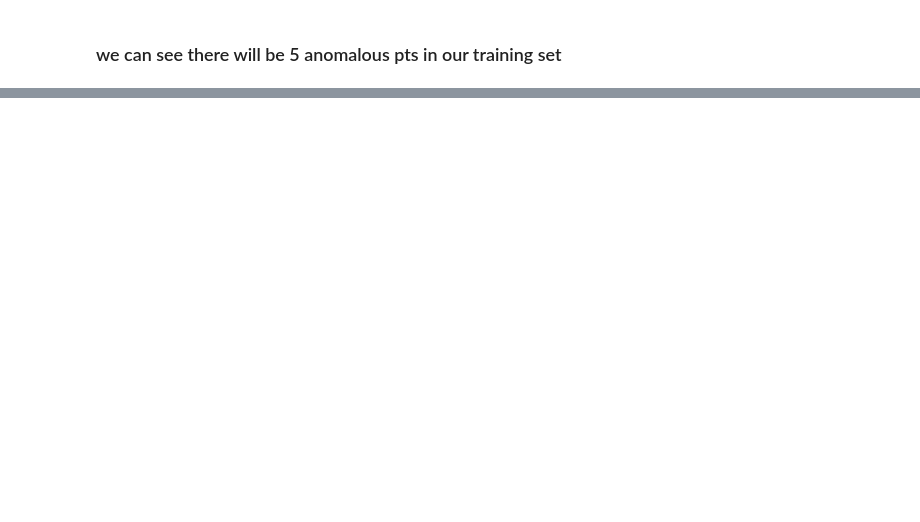
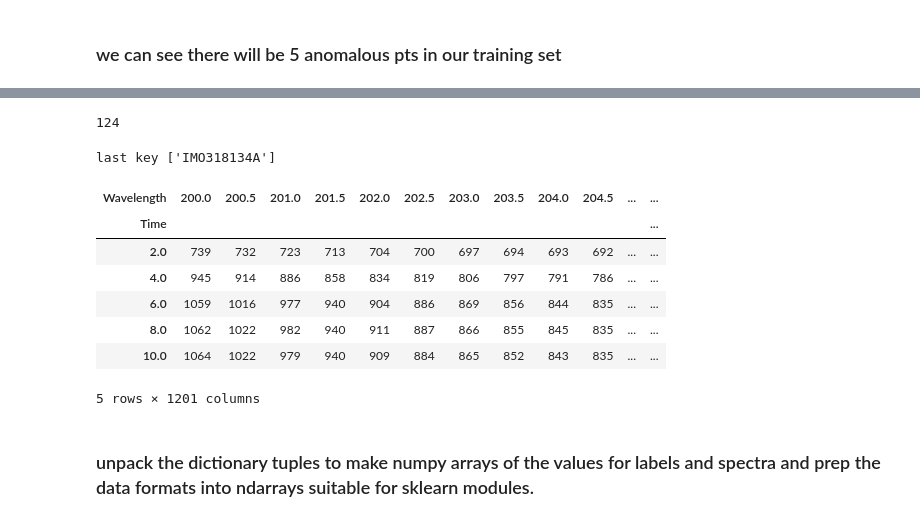
Before and after one commit to austinbock/project2, a Jupyter notebook: Capstone2 Data Exploration Working Copy.ipynb, the cells around one changed output, grey strips where cells are left out. Cells and saved outputs as stored; diff of their text form; code cells hidden in the pictures; blank space fills up the shorter version.

```diff
--- a/Capstone2 Data Exploration Working Copy.ipynb
+++ b/Capstone2 Data Exploration Working Copy.ipynb
@@ -196,13 +279,2 @@ clas_Errors.loc[clas_Errors['Label'] == 1]                                 #show
 # %% [markdown]
 ### we can see there will be 5 anomalous pts in our training set
-# %%
-'''Use regex to extract the dict dataLists 'Lot' id keys to find the matching Label from the classified Errors dataframe'''
-
-import re
-#Critical_KMONs\2017-1-13-20-31-55_DET7AEP01_PodB_CHA_KMON_Step0_spectra_A_IMO308058.csv
-
-for k in dataLists:
-    id = re.findall('(?<=IMO)[A-Z0-9]+', k)[0]  #find the first Lot number match and store string in 'id'
-    print(id)
-    for row in clas_Errors.itertuples():
-        if id == row.Lot: print ('matching label=',row.Label)
@@ -219,0 +289,23 @@ matching label= 1
+# %%
+dataLists2 = {}
+matchcounter = 0
+missingcounter = 0
+for k in dataLists:
+    #print ('k=',k)
+    id = re.findall('(?<=IMO)[A-Z0-9]+', k)[0]
+    #print('id=',id)
+    ndf = clas_Errors[clas_Errors.index == id]
+    #print (len(ndf))
+    if len(ndf) > 0:
+        category = (ndf.iloc[-1]['Label'])
+        dataLists2[k] = (category, dataLists[k])
+        matchcounter +=1
+        #print(dataLists2[k])
+    else:
+        '''Lot not in dataLists'''
+        #dataLists2[k] = (None, dataLists[k])  --> don't keep non-matching data
+        missingcounter += 1
+        continue
+print ('missing', missingcounter)
+print ('match', matchcounter)
+dataLists2
@@ -219,0 +332,25 @@ matching label= 1
+# %%
+len(dataLists2) #only 124 matches of spectra and error data
+# %% [output]
+124
+# %%
+y = {} # our labels
+X = {} # our spectra data
+for k,(label, spectra) in dataLists2.items():
+    y[k] = label
+    X[k] = spectra
+    last = k
+print ('last key', k)
+X[k].head()
+# %% [output]
+last key ['IMO318134A']
+| Wavelength | 200.0 | 200.5 | 201.0 | 201.5 | 202.0 | 202.5 | 203.0 | 203.5 | 204.0 | 204.5 | ... | ... |
+| Time |  |  |  |  |  |  |  |  |  |  |  | ... |
+| 2.0 | 739 | 732 | 723 | 713 | 704 | 700 | 697 | 694 | 693 | 692 | ... | ... |
+| 4.0 | 945 | 914 | 886 | 858 | 834 | 819 | 806 | 797 | 791 | 786 | ... | ... |
+| 6.0 | 1059 | 1016 | 977 | 940 | 904 | 886 | 869 | 856 | 844 | 835 | ... | ... |
+| 8.0 | 1062 | 1022 | 982 | 940 | 911 | 887 | 866 | 855 | 845 | 835 | ... | ... |
+| 10.0 | 1064 | 1022 | 979 | 940 | 909 | 884 | 865 | 852 | 843 | 835 | ... | ... |
+5 rows × 1201 columns
+# %% [markdown]
+### unpack the dictionary tuples to make numpy arrays of the values for labels and spectra and prep the data formats into ndarrays suitable for sklearn modules.
```
Also changed, not shown: parts of 26 cells of this notebook.
